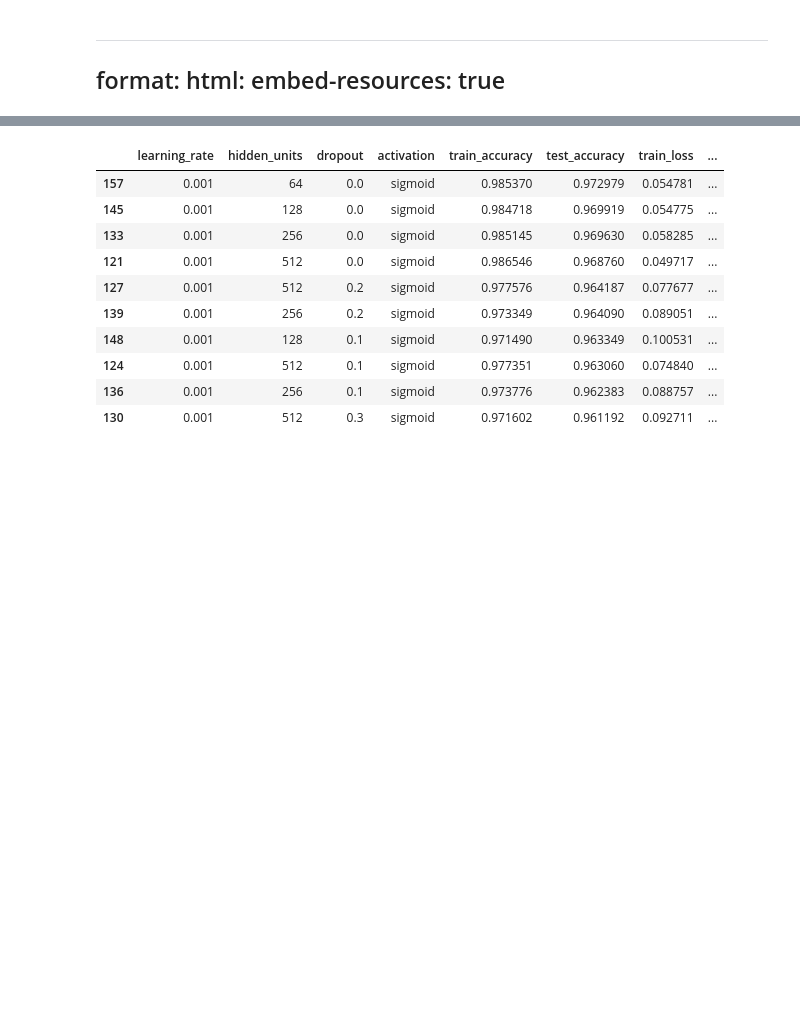
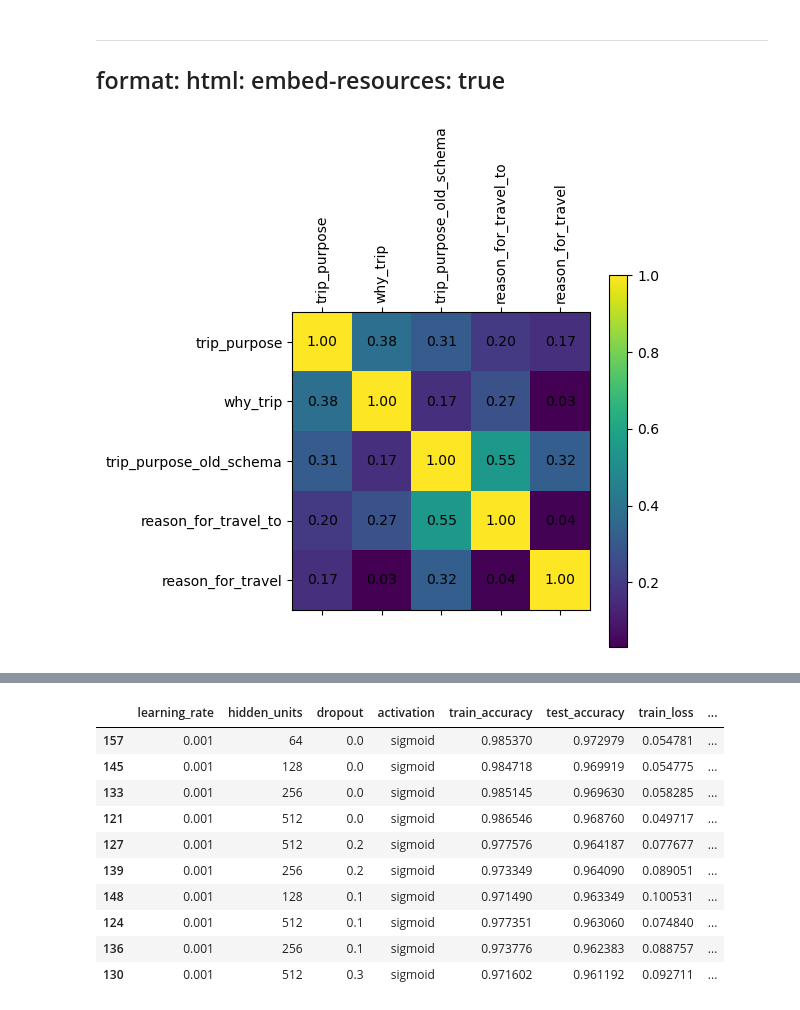
Before and after one commit to mfgeary/dsan5300-project, a Jupyter notebook: code/Neural-net-model/neural_net.ipynb, the cells around one changed output, grey strips where cells are left out. Cells and saved outputs as stored; diff of their text form; code cells hidden in the pictures; blank space fills up the shorter version.

```diff
--- a/code/Neural-net-model/neural_net.ipynb
+++ b/code/Neural-net-model/neural_net.ipynb
@@ -13,6 +13,29 @@ import matplotlib.pyplot as plt
 from sklearn.metrics import confusion_matrix, ConfusionMatrixDisplay
 from sklearn.preprocessing import LabelEncoder, MinMaxScaler
 from sklearn.model_selection import train_test_split
+# %%
+trip = pd.read_csv("../../data/clean/trip.csv")
+
+trip = trip[["trip_purpose", "why_trip", "trip_purpose_old_schema", "reason_for_travel_to", "reason_for_travel"]]
+
+# Get correlation matrix
+# convert to numeric with label encoder
+le = LabelEncoder()
+for col in trip.columns:
+    if trip[col].dtype == "object":
+        trip[col] = le.fit_transform(trip[col])
+
+corr = trip.corr()
+# Plot correlation matrix
+plt.matshow(corr, fignum=1)
+plt.xticks(range(len(corr.columns)), corr.columns, rotation='vertical')
+plt.yticks(range(len(corr.columns)), corr.columns)
+for (i, j), val in np.ndenumerate(corr):
+    plt.text(j, i, '{:0.2f}'.format(val), ha='center', va='center', color='black')
+plt.colorbar()
+plt.show()
+# %% [output]
+[figure, added]
 # %%
 trip = pd.read_csv("../../data/clean/trip.csv")
 
```
Also changed, not shown: parts of 6 cells of this notebook, 2 other files.
